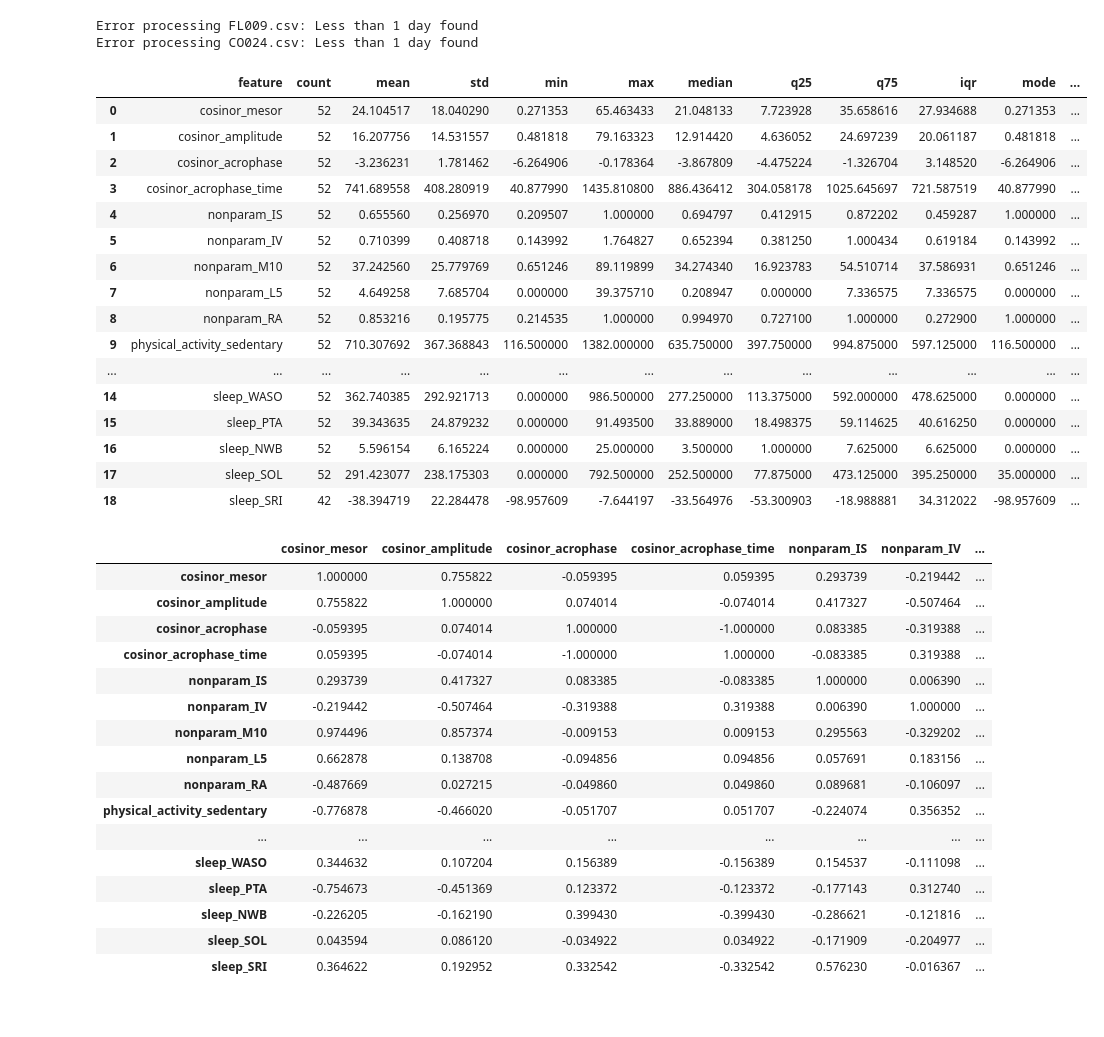
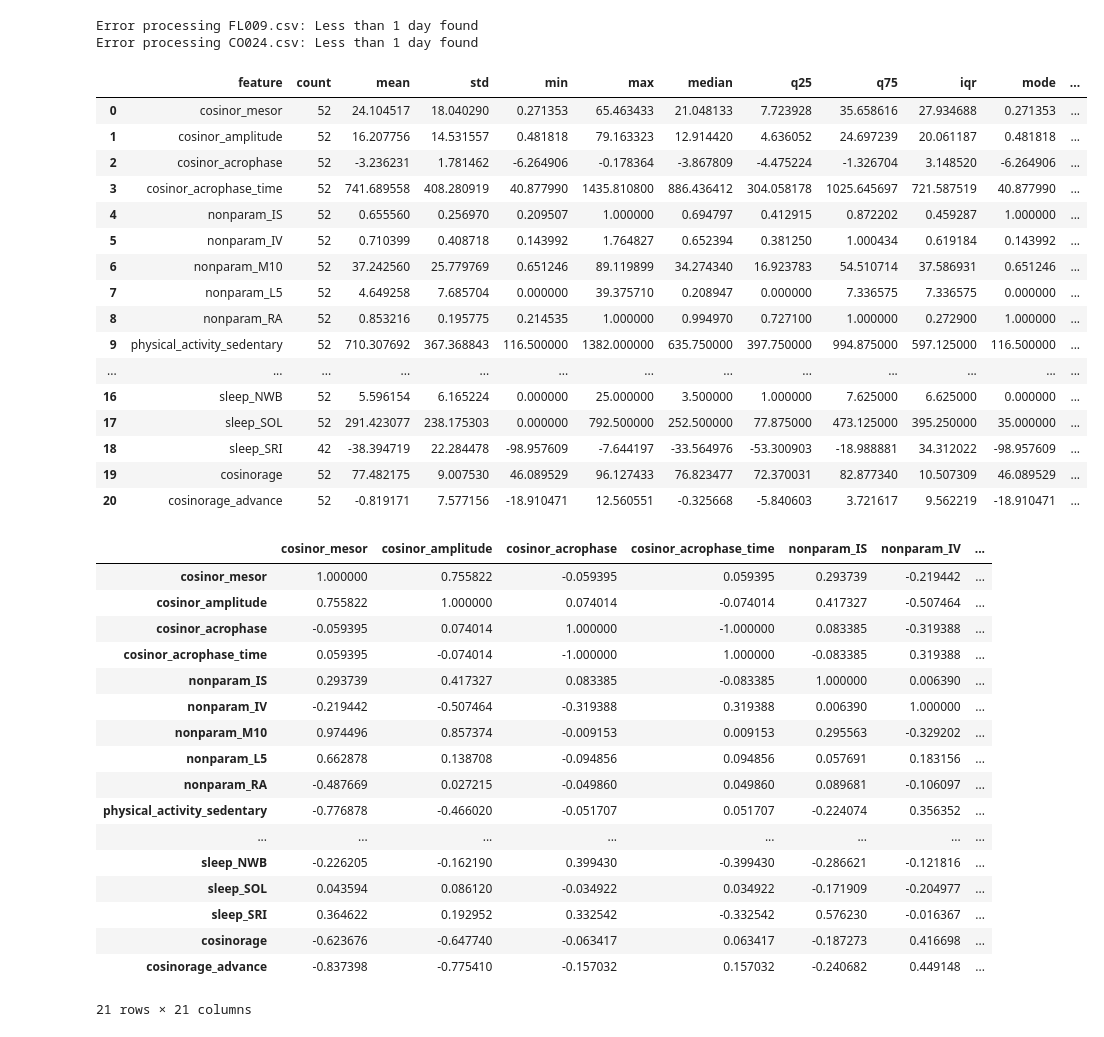
Before and after one commit to jlohunecke/LTMM_Analysis, a Jupyter notebook: exploration.ipynb, the cells around one changed output. Cells and saved outputs as stored; diff of their text form; code cells hidden in the pictures.

```diff
--- a/exploration.ipynb
+++ b/exploration.ipynb
@@ -302,14 +310,18 @@ plot_pig_wear_timeseries(wear_df, csv_files, limit=5, axis='x')
 [figure]
 # %%
 modified_dir = "minute_level_modified"
+header_dir = "headers"
 data_handlers = []
+cosinor_age_inputs = []
 
 preprocess_args = {}  # Define or update this as needed
 
 for fname in os.listdir(modified_dir):
     try:
         file_path = os.path.join(modified_dir, fname)
-        if os.path.isfile(file_path):
+        header_path = os.path.join(header_dir, fname.replace('.csv', '.hea'))
+
+        if os.path.isfile(file_path) and os.path.isfile(header_path):
             handler = csa.datahandlers.GenericDataHandler(
                 file_path=file_path,
                 data_format='csv',
@@ -322,6 +334,27 @@ for fname in os.listdir(modified_dir):
                 verbose=False
             )
             data_handlers.append(handler)
+
+            with open(header_path, "r") as f:
+                    for line in f:
+                        line = line.strip()
+                        if line.startswith("#Age:"):
+                            try:
+                                age = float(line.split(":", 1)[1])
+                            except ValueError:
+                                pass
+                        elif line.startswith("#Sex:"):
+                            gender = line.split(":", 1)[1].strip().upper()
+                            if gender == "M":
+                                gender = "male"
+                            elif gender == "F":
+                                gender = "female"
+                            else:
+                                gender = "unknown"
+            cosinor_age_inputs.append(
+                {"age": age, "gender": gender, "gt_cosinor_age": None}
+            )
+
     except Exception as e:
         print(f"Error processing {fname}: {e}")
 # %% [output]
@@ -330,31 +363,32 @@ Error processing CO024.csv: Less than 1 day found
 # %%
 features_args = {}
 
 bulk_features = csa.features.BulkWearableFeatures(
     handlers=data_handlers,
     features_args=features_args,
-    compute_distributions=True
+    compute_distributions=True,
+    cosinor_age_inputs=cosinor_age_inputs
     )
 
 bulk_features.get_summary_dataframe()
 # %% [output]
 |  | feature | count | mean | std | min | max | median | q25 | q75 | iqr | mode | ... |
 | 0 | cosinor_mesor | 52 | 24.104517 | 18.040290 | 0.271353 | 65.463433 | 21.048133 | 7.723928 | 35.658616 | 27.934688 | 0.271353 | ... |
 | 1 | cosinor_amplitude | 52 | 16.207756 | 14.531557 | 0.481818 | 79.163323 | 12.914420 | 4.636052 | 24.697239 | 20.061187 | 0.481818 | ... |
 | 2 | cosinor_acrophase | 52 | -3.236231 | 1.781462 | -6.264906 | -0.178364 | -3.867809 | -4.475224 | -1.326704 | 3.148520 | -6.264906 | ... |
 | 3 | cosinor_acrophase_time | 52 | 741.689558 | 408.280919 | 40.877990 | 1435.810800 | 886.436412 | 304.058178 | 1025.645697 | 721.587519 | 40.877990 | ... |
 | 4 | nonparam_IS | 52 | 0.655560 | 0.256970 | 0.209507 | 1.000000 | 0.694797 | 0.412915 | 0.872202 | 0.459287 | 1.000000 | ... |
 | 5 | nonparam_IV | 52 | 0.710399 | 0.408718 | 0.143992 | 1.764827 | 0.652394 | 0.381250 | 1.000434 | 0.619184 | 0.143992 | ... |
 | 6 | nonparam_M10 | 52 | 37.242560 | 25.779769 | 0.651246 | 89.119899 | 34.274340 | 16.923783 | 54.510714 | 37.586931 | 0.651246 | ... |
 | 7 | nonparam_L5 | 52 | 4.649258 | 7.685704 | 0.000000 | 39.375710 | 0.208947 | 0.000000 | 7.336575 | 7.336575 | 0.000000 | ... |
 | 8 | nonparam_RA | 52 | 0.853216 | 0.195775 | 0.214535 | 1.000000 | 0.994970 | 0.727100 | 1.000000 | 0.272900 | 1.000000 | ... |
 | 9 | physical_activity_sedentary | 52 | 710.307692 | 367.368843 | 116.500000 | 1382.000000 | 635.750000 | 397.750000 | 994.875000 | 597.125000 | 116.500000 | ... |
 | ... | ... | ... | ... | ... | ... | ... | ... | ... | ... | ... | ... | ... |
-| 14 | sleep_WASO | 52 | 362.740385 | 292.921713 | 0.000000 | 986.500000 | 277.250000 | 113.375000 | 592.000000 | 478.625000 | 0.000000 | ... |
-| 15 | sleep_PTA | 52 | 39.343635 | 24.879232 | 0.000000 | 91.493500 | 33.889000 | 18.498375 | 59.114625 | 40.616250 | 0.000000 | ... |
 | 16 | sleep_NWB | 52 | 5.596154 | 6.165224 | 0.000000 | 25.000000 | 3.500000 | 1.000000 | 7.625000 | 6.625000 | 0.000000 | ... |
 | 17 | sleep_SOL | 52 | 291.423077 | 238.175303 | 0.000000 | 792.500000 | 252.500000 | 77.875000 | 473.125000 | 395.250000 | 35.000000 | ... |
 | 18 | sleep_SRI | 42 | -38.394719 | 22.284478 | -98.957609 | -7.644197 | -33.564976 | -53.300903 | -18.988881 | 34.312022 | -98.957609 | ... |
+| 19 | cosinorage | 52 | 77.482175 | 9.007530 | 46.089529 | 96.127433 | 76.823477 | 72.370031 | 82.877340 | 10.507309 | 46.089529 | ... |
+| 20 | cosinorage_advance | 52 | -0.819171 | 7.577156 | -18.910471 | 12.560551 | -0.325668 | -5.840603 | 3.721617 | 9.562219 | -18.910471 | ... |
 # %%
 bulk_features.get_feature_correlation_matrix()
 # %% [output]
@@ -370,8 +404,9 @@ bulk_features.get_feature_correlation_matrix()
 | nonparam_RA | -0.487669 | 0.027215 | -0.049860 | 0.049860 | 0.089681 | -0.106097 | ... |
 | physical_activity_sedentary | -0.776878 | -0.466020 | -0.051707 | 0.051707 | -0.224074 | 0.356352 | ... |
 | ... | ... | ... | ... | ... | ... | ... | ... |
-| sleep_WASO | 0.344632 | 0.107204 | 0.156389 | -0.156389 | 0.154537 | -0.111098 | ... |
-| sleep_PTA | -0.754673 | -0.451369 | 0.123372 | -0.123372 | -0.177143 | 0.312740 | ... |
 | sleep_NWB | -0.226205 | -0.162190 | 0.399430 | -0.399430 | -0.286621 | -0.121816 | ... |
 | sleep_SOL | 0.043594 | 0.086120 | -0.034922 | 0.034922 | -0.171909 | -0.204977 | ... |
 | sleep_SRI | 0.364622 | 0.192952 | 0.332542 | -0.332542 | 0.576230 | -0.016367 | ... |
+| cosinorage | -0.623676 | -0.647740 | -0.063417 | 0.063417 | -0.187273 | 0.416698 | ... |
+| cosinorage_advance | -0.837398 | -0.775410 | -0.157032 | 0.157032 | -0.240682 | 0.449148 | ... |
+21 rows × 21 columns
```
Also changed, not shown: parts of 4 cells of this notebook.
